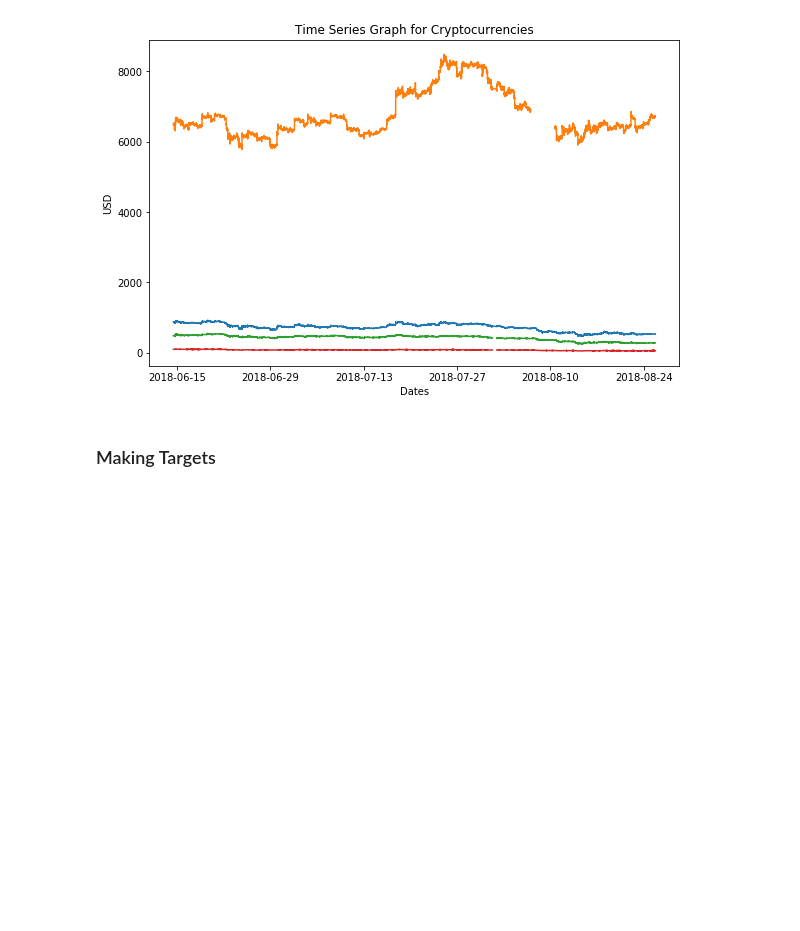
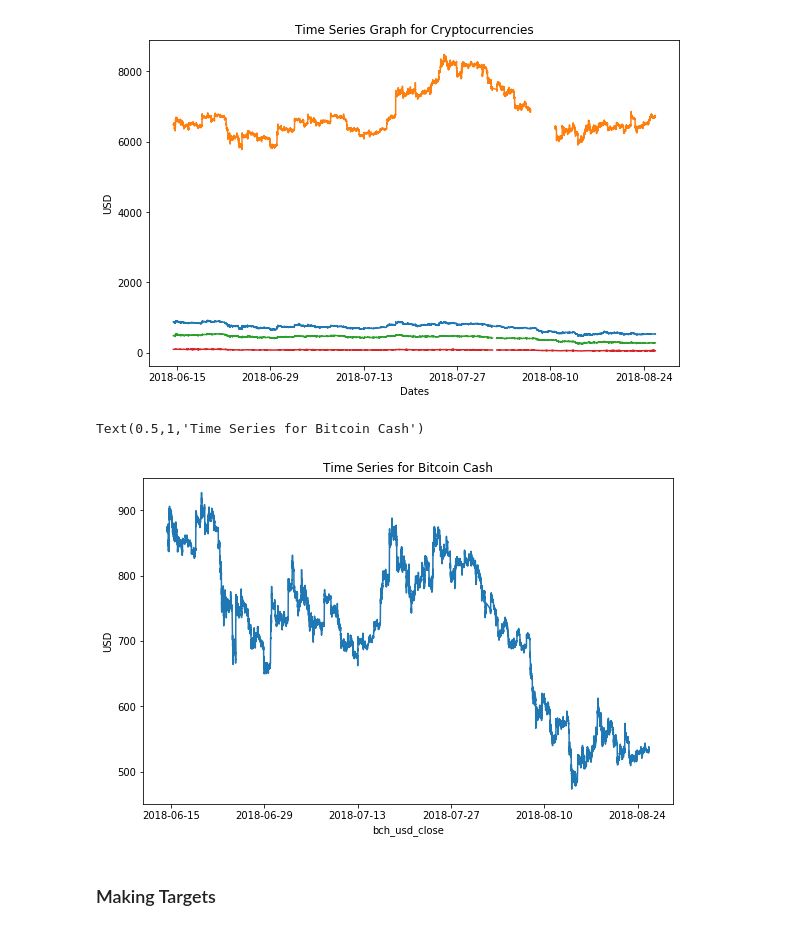
Before and after one commit to RajatRasal/Crypto_RNN, a Jupyter notebook: RNN_time_series.ipynb, the cells around one changed output. Saved outputs shown, nothing was run; the diff lists cells and outputs as text; code cells hidden in the pictures; blank space fills up the shorter version.

```diff
--- a/RNN_time_series.ipynb
+++ b/RNN_time_series.ipynb
@@ -95,6 +95,18 @@ plt.title("Time Series Graph for Cryptocurrencies")
 # %% [output]
 Text(0.5,1,'Time Series Graph for Cryptocurrencies')
 [figure]
+# %%
+%matplotlib inline
+import matplotlib.pyplot as plt
+from datetime import datetime
+plt.rcParams['figure.figsize'] = [9.5, 6]
+plt.plot(dates, main_df.loc[:, "bch_usd_close"])
+plt.xlabel("bch_usd_close")
+plt.ylabel("USD")
+plt.title("Time Series for Bitcoin Cash")
+# %% [output]
+Text(0.5,1,'Time Series for Bitcoin Cash')
+[figure, added]
 # %% [markdown]
 ### Making Targets
 # %% [markdown]
```
Also changed, not shown: parts of 32 cells of this notebook, 1 other file.
